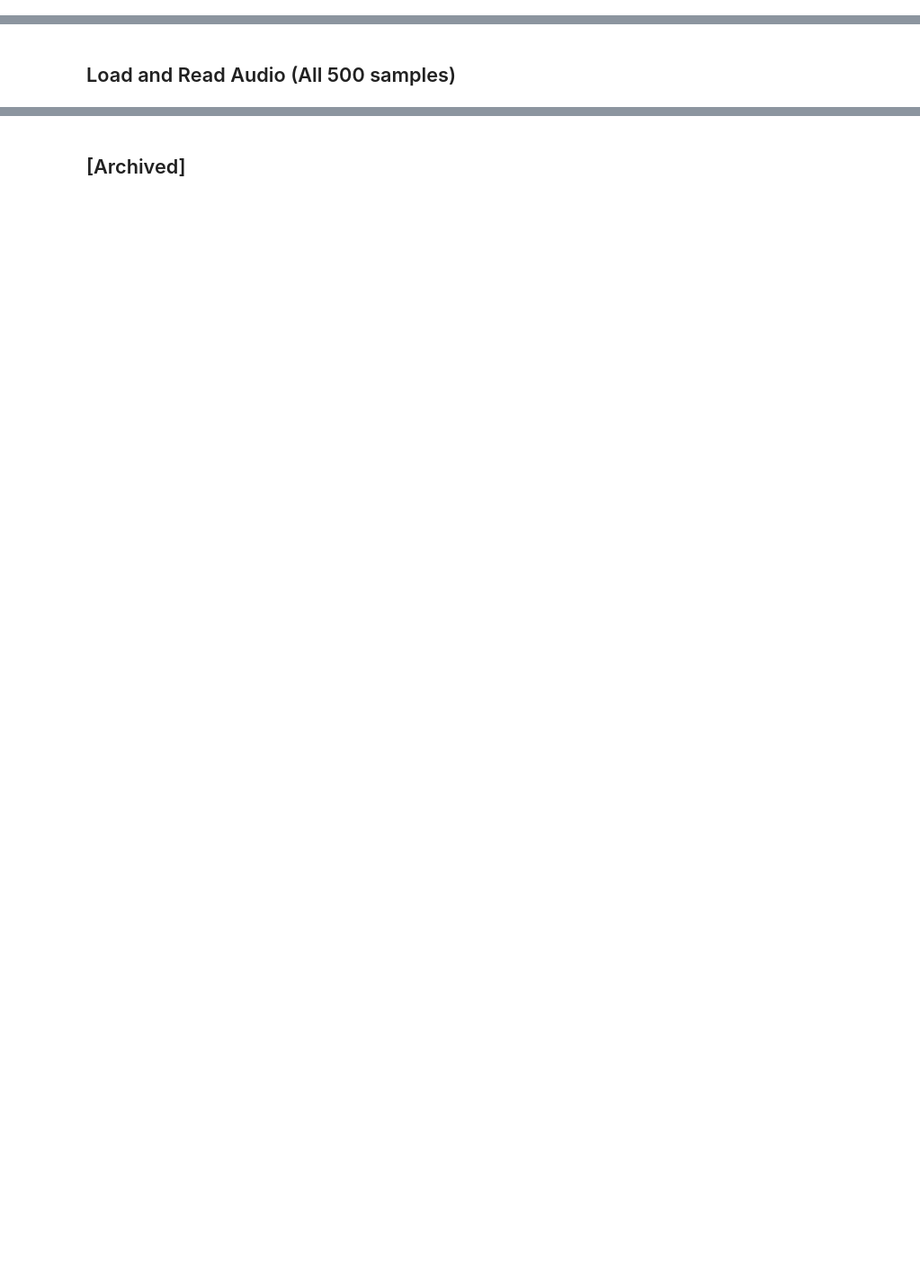
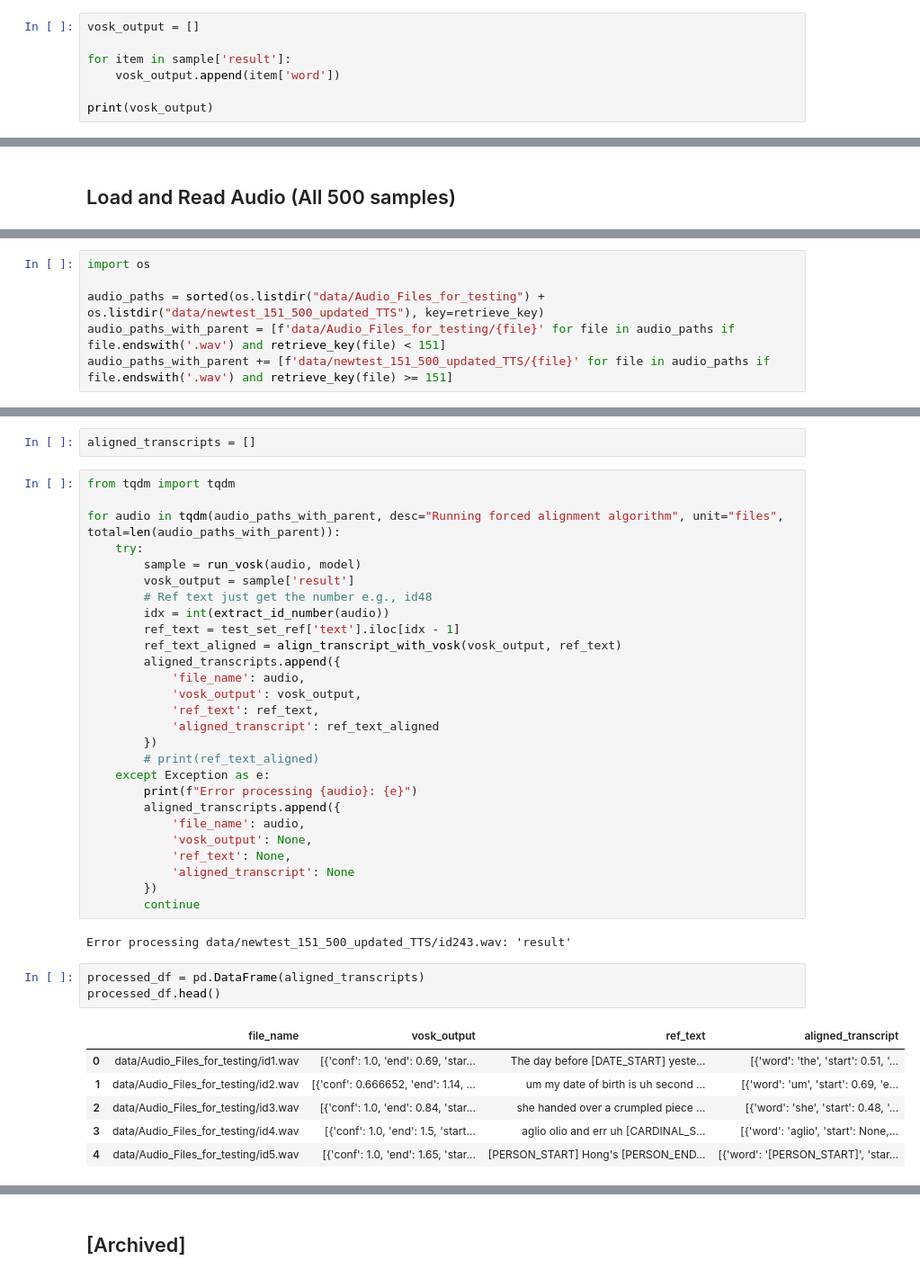
Before and after one commit to farhanazmiCS/Speech-PII, a Jupyter notebook: Alignment_Tool.ipynb, the cells around one changed output, grey strips where cells are left out. Shown at 90% size. Drawn from its saved outputs; the diff is of its cells as text; blank space fills up the shorter version.

```diff
--- a/Alignment_Tool.ipynb
+++ b/Alignment_Tool.ipynb
@@ -498,0 +474,7 @@ sample
+# %%
+vosk_output = []
+
+for item in sample['result']:
+    vosk_output.append(item['word'])
+
+print(vosk_output)
@@ -656,0 +663,6 @@ These heuristics ensure that:
+# %%
+import os
+
+audio_paths = sorted(os.listdir("data/Audio_Files_for_testing") + os.listdir("data/newtest_151_500_updated_TTS"), key=retrieve_key)
+audio_paths_with_parent = [f'data/Audio_Files_for_testing/{file}' for file in audio_paths if file.endswith('.wav') and retrieve_key(file) < 151]
+audio_paths_with_parent += [f'data/newtest_151_500_updated_TTS/{file}' for file in audio_paths if file.endswith('.wav') and retrieve_key(file) >= 151]
@@ -656,0 +693,41 @@ These heuristics ensure that:
+# %%
+aligned_transcripts = []
+# %%
+from tqdm import tqdm
+
+for audio in tqdm(audio_paths_with_parent, desc="Running forced alignment algorithm", unit="files", total=len(audio_paths_with_parent)):
+    try:
+        sample = run_vosk(audio, model)
+        vosk_output = sample['result']
+        # Ref text just get the number e.g., id48
+        idx = int(extract_id_number(audio))
+        ref_text = test_set_ref['text'].iloc[idx - 1]
+        ref_text_aligned = align_transcript_with_vosk(vosk_output, ref_text)
+        aligned_transcripts.append({
+            'file_name': audio,
+            'vosk_output': vosk_output,
+            'ref_text': ref_text,
+            'aligned_transcript': ref_text_aligned
+        })
+        # print(ref_text_aligned)
+    except Exception as e:
+        print(f"Error processing {audio}: {e}")
+        aligned_transcripts.append({
+            'file_name': audio,
+            'vosk_output': None,
+            'ref_text': None,
+            'aligned_transcript': None
+        })
+        continue
+# %% [output]
+Error processing data/newtest_151_500_updated_TTS/id243.wav: 'result'
+# %%
+processed_df = pd.DataFrame(aligned_transcripts)
+processed_df.head()
+# %% [output]
+|  | file_name | vosk_output | ref_text | aligned_transcript |
+| 0 | data/Audio_Files_for_testing/id1.wav | [{'conf': 1.0, 'end': 0.69, 'star... | The day before [DATE_START] yeste... | [{'word': 'the', 'start': 0.51, '... |
+| 1 | data/Audio_Files_for_testing/id2.wav | [{'conf': 0.666652, 'end': 1.14, ... | um my date of birth is uh second ... | [{'word': 'um', 'start': 0.69, 'e... |
+| 2 | data/Audio_Files_for_testing/id3.wav | [{'conf': 1.0, 'end': 0.84, 'star... | she handed over a crumpled piece ... | [{'word': 'she', 'start': 0.48, '... |
+| 3 | data/Audio_Files_for_testing/id4.wav | [{'conf': 1.0, 'end': 1.5, 'start... | aglio olio and err uh [CARDINAL_S... | [{'word': 'aglio', 'start': None,... |
+| 4 | data/Audio_Files_for_testing/id5.wav | [{'conf': 1.0, 'end': 1.65, 'star... | [PERSON_START] Hong's [PERSON_END... | [{'word': '[PERSON_START]', 'star... |
```
Also changed, not shown: parts of 41 cells of this notebook.
